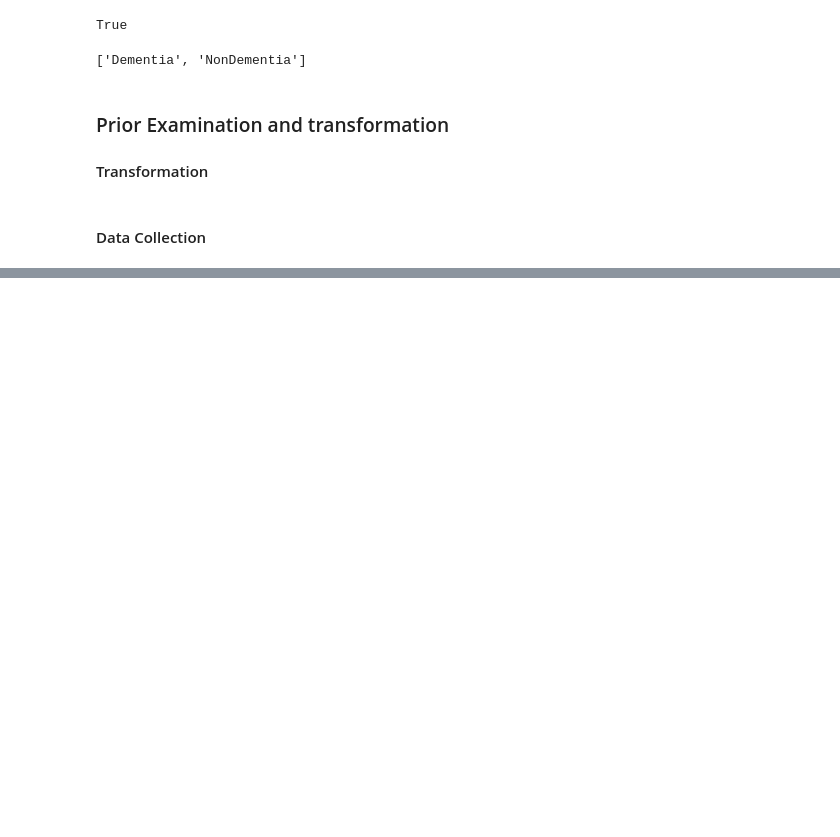
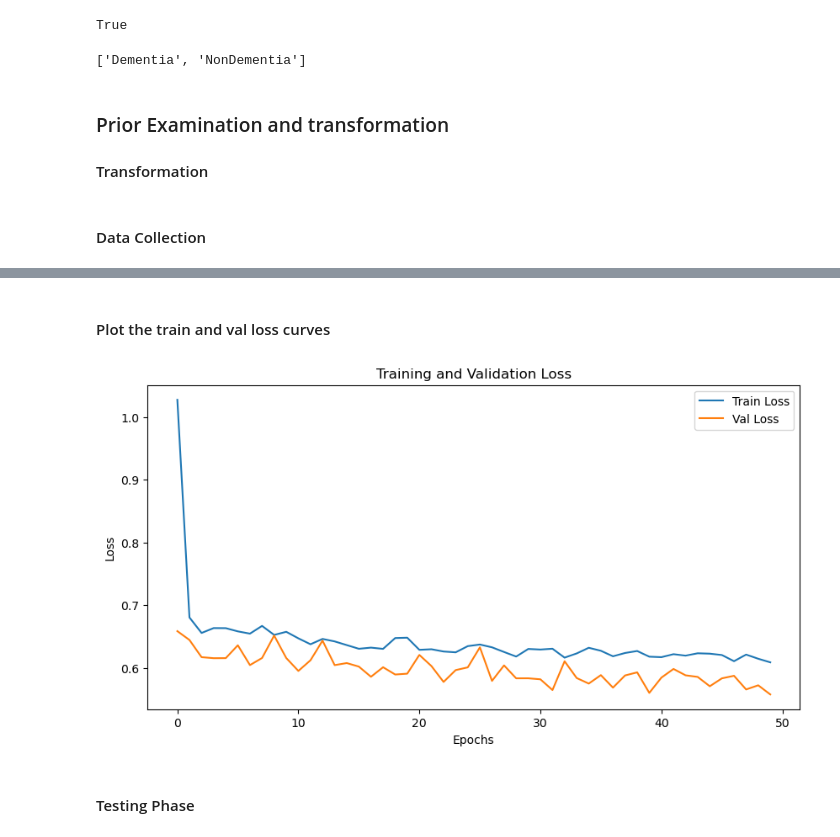
Before and after one commit to Odelolasolomon/Deep-Learning-and-Classical-ML-models-for-Dementia-Prediction, a Jupyter notebook: Predicting Dementia/Image.ipynb, the cells around one changed output, grey strips where cells are left out. Cells and saved outputs as stored; diff of their text form; code cells hidden in the pictures; blank space fills up the shorter version.

```diff
--- a/Predicting Dementia/Image.ipynb
+++ b/Predicting Dementia/Image.ipynb
@@ -168,21 +171,21 @@ class Net(nn.Module):
         super().__init__()
         #define the sequential method to extract the needed features
         self.feature_extractor= nn.Sequential(
-            nn.Conv2d(3, 32, kernel_size=3, padding=1),
+            nn.Conv2d(3, 32, kernel_size=3, stride=1, padding=1),
             nn.LeakyReLU(),
             nn.BatchNorm2d(32),
             nn.MaxPool2d(kernel_size=2),
 
 
-            nn.Conv2d(32, 64, kernel_size=3, padding=1),
+            nn.Conv2d(32, 64, kernel_size=3, stride=1, padding=1),
             nn.LeakyReLU(),
-            nn.BatchNorm2d(32),
+            nn.BatchNorm2d(64),
             nn.MaxPool2d(kernel_size=2),
 
 
-            nn.Conv3d(64, 128, kernel_size=3, padding=1),
+            nn.Conv2d(64, 128, kernel_size=3, stride=1, padding=1),
             nn.LeakyReLU(),
-            nn.BatchNorm2d(32),
+            nn.BatchNorm2d(128),
             nn.MaxPool2d(kernel_size=2),
 
 
@@ -191,7 +194,7 @@ class Net(nn.Module):
         )
 
         self.imageclassifier = nn.Sequential(
-            nn.Linear(128 * 8 * 8, 256),
+            nn.Linear(128 * 16 * 16 , 256),
             nn.LeakyReLU(),
             nn.Dropout(0.5),
             nn.Linear(256, num_classes)
@@ -199,7 +202,7 @@ class Net(nn.Module):
 
 
 
-        def forward(self, x):
+    def forward(self, x):
             x= self.feature_extractor(x)
             x= self.imageclassifier(x)
             return x
@@ -226,0 +358,16 @@ Net(
+# %% [markdown]
+#### Plot the train and val loss curves
+# %%
+# Plot the training and validation loss curves
+plt.figure(figsize=(10, 5))
+plt.plot(train_losses, label='Train Loss')
+plt.plot(val_losses, label='Val Loss')
+plt.title('Training and Validation Loss')
+plt.xlabel('Epochs')
+plt.ylabel('Loss')
+plt.legend()
+plt.show()
+# %% [output]
+[figure, added]
+# %% [markdown]
+#### Testing Phase
```
Also changed, not shown: parts of 14 cells of this notebook, 2 other files.
